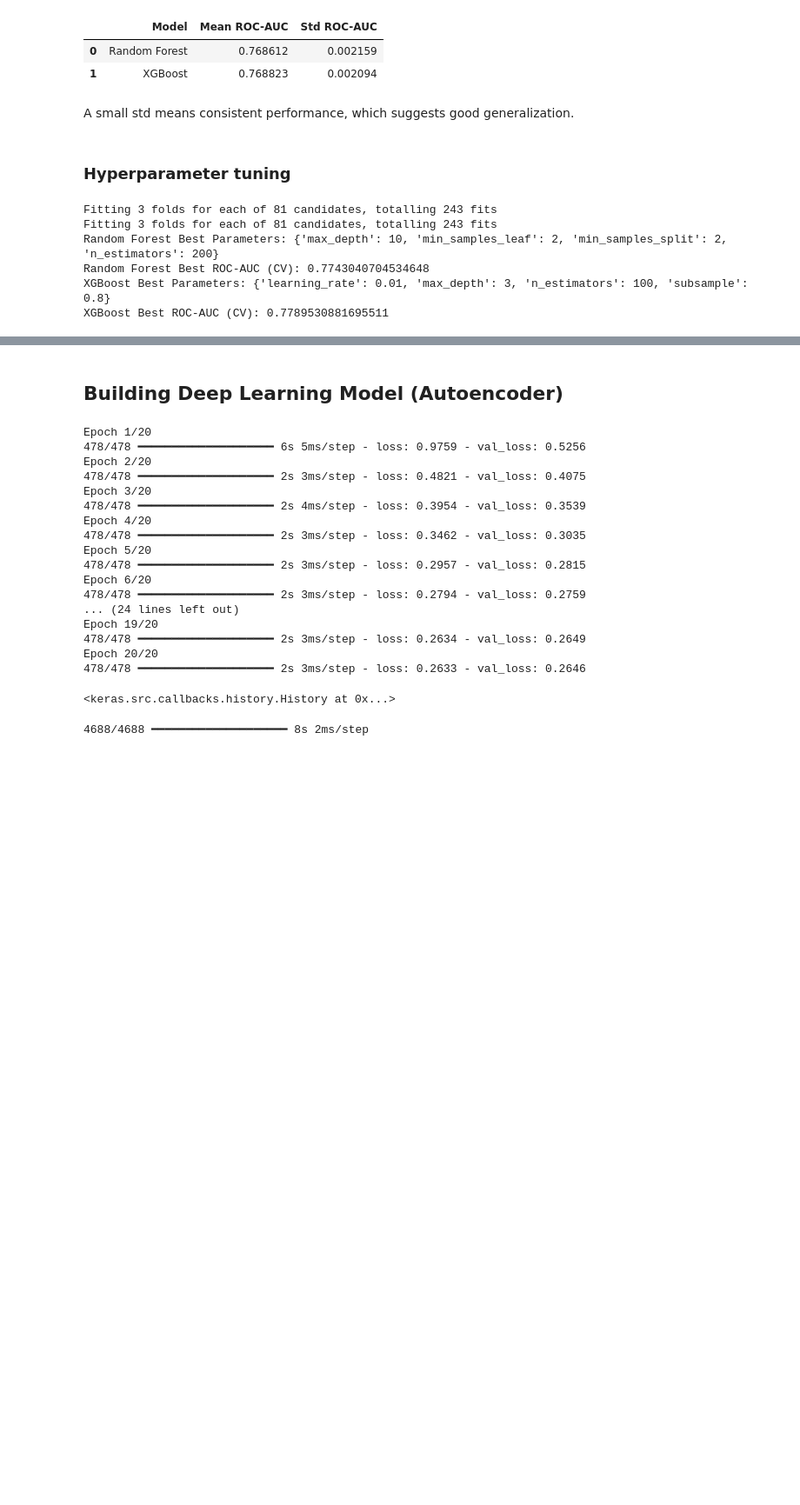
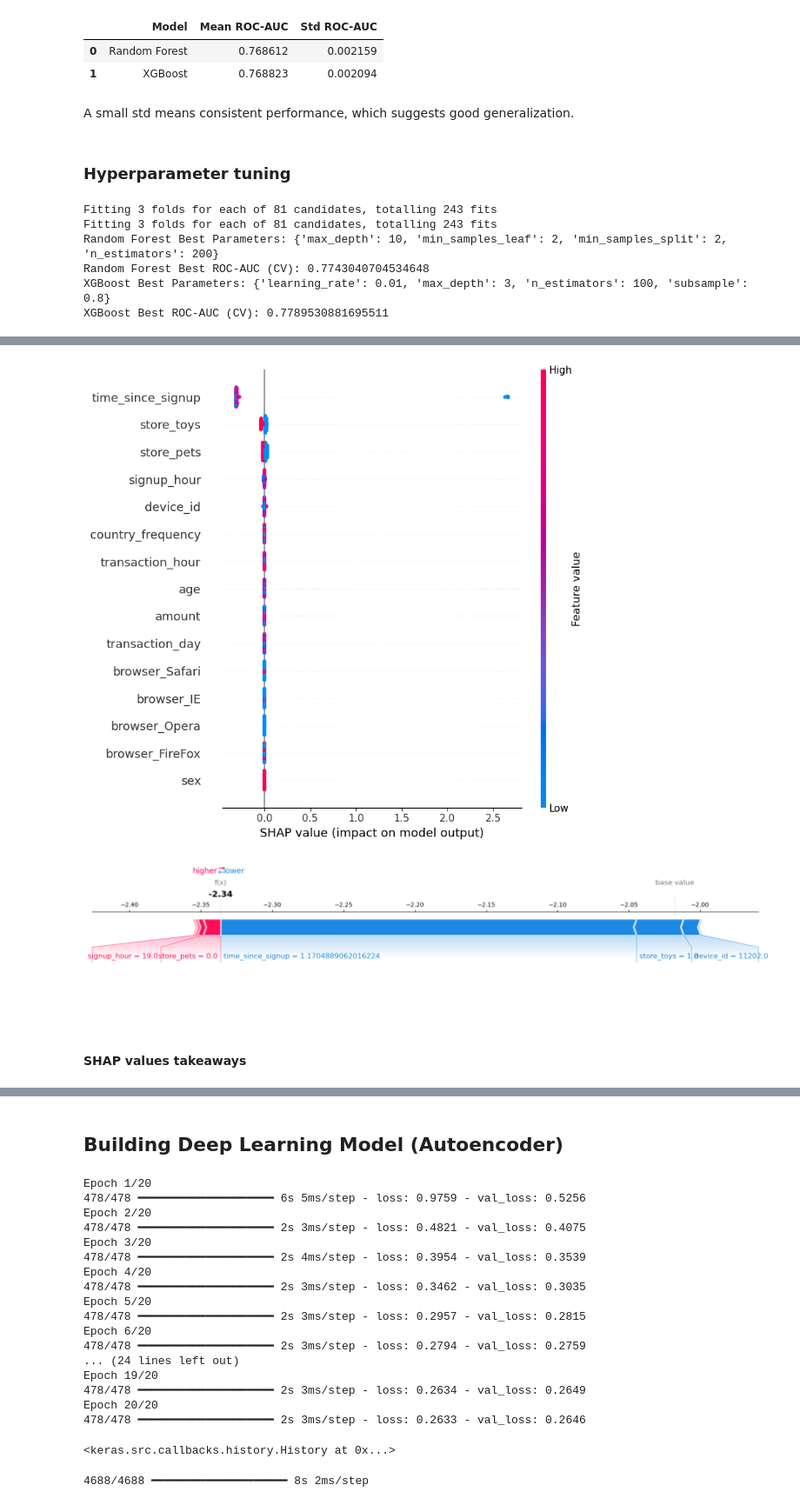
Before and after one commit to Sahnoun-A/Fraud-Prevention-ML-Project, a Jupyter notebook: Fraud_Prevention.ipynb, the cells around one changed output, grey strips where cells are left out. Shown at 87% size. Drawn from its saved outputs; the diff is of its cells as text; code cells hidden in the pictures; blank space fills up the shorter version.

```diff
--- a/Fraud_Prevention.ipynb
+++ b/Fraud_Prevention.ipynb
@@ -730,0 +801,67 @@ y_pred = xgb_model.predict(X_test)
+# %%
+# SHAP values in XGBoost
+
+import shap
+
+# Select a sample of 100 rows from the test set
+X_test_sample = X_test.sample(100, random_state=42)
+
+# For tree-based models (XGBoost), we use SHAP TreeExplainer
+explainer_xgb = shap.TreeExplainer(xgb_model)
+
+# Calculate SHAP values
+shap_values_xgb = explainer_xgb(X_test_sample)
+
+# Visualize Global Importance (summary plot)
+shap.summary_plot(shap_values_xgb, X_test_sample)  # show=False  (to save it as image)
+
+# Save it to file
+#plt.tight_layout()
+#plt.savefig("shap_summary_plot.png", dpi=300, bbox_inches="tight")
+#plt.close()
+
+# Force plot for one observation
+
+# 1. Renders as image using (matplotlib=True)
+shap.plots.force(
+    base_value=explainer_xgb.expected_value,
+    shap_values=shap_values_xgb.values[0],
+    features=X_test_sample.iloc[0],
+    feature_names=X_test_sample.columns,
+    matplotlib=True  # Renders as image
+    #show=False
+)
+
+# Save it as PNG
+#plt.tight_layout()
+#plt.savefig("shap_force_plot_sample0.png", dpi=300, bbox_inches='tight')
+#plt.close()
+
+#2. Export to HTML and view in browser
+shap.save_html("force_plot_one_observation.html",
+    shap.plots.force(
+        base_value=explainer_xgb.expected_value,
+        shap_values=shap_values_xgb.values[0],
+        features=X_test_sample.iloc[0],
+        feature_names=X_test_sample.columns,
+        matplotlib=False
+    )
+)
+
+# Force plot for multiple observations (e.g., first 5)
+
+# Export to HTML and view in browser
+shap.save_html("force_plot_multiple_observations.html",
+    shap.plots.force(
+        base_value=explainer_xgb.expected_value,
+        shap_values=shap_values_xgb.values[:5],  # (5 samples, features)
+        features=X_test_sample.iloc[:5],
+        feature_names=X_test_sample.columns,
+        matplotlib=False
+    )
+)
+# %% [output]
+[figure, added]
+[figure, added]
+# %% [markdown]
+#### SHAP values takeaways
```
Also changed, not shown: parts of 8 cells of this notebook, 11 other files.
